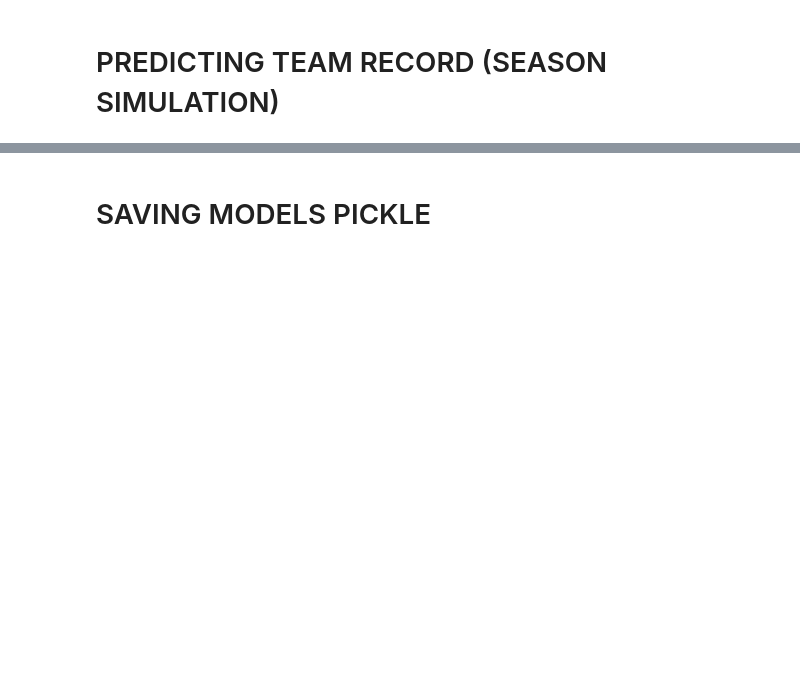
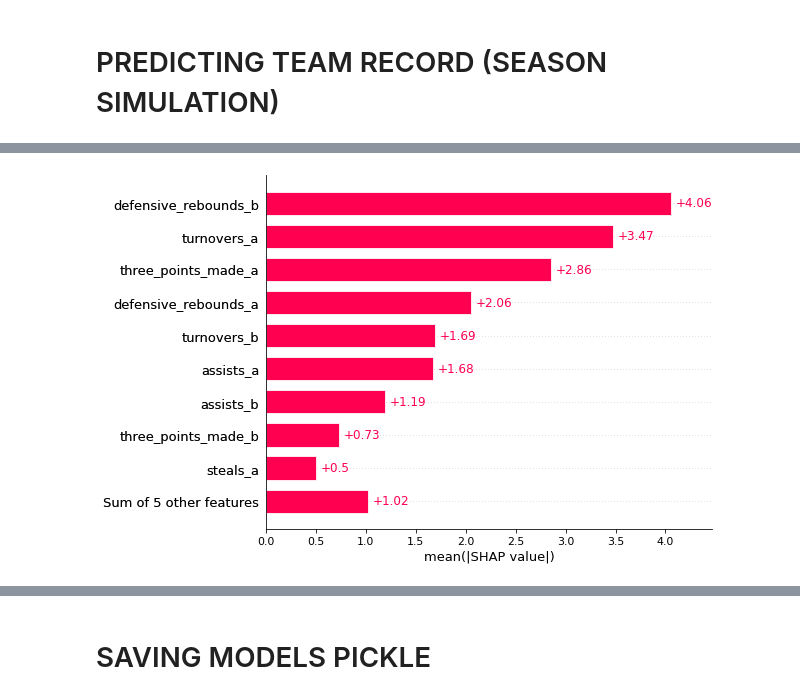
Before and after one commit to raulfu/analitica_visual, a Jupyter notebook: EDA_predictive_models.ipynb, the cells around one changed output, grey strips where cells are left out. Cells and saved outputs as stored; diff of their text form; code cells hidden in the pictures; blank space fills up the shorter version.

```diff
--- a/EDA_predictive_models.ipynb
+++ b/EDA_predictive_models.ipynb
@@ -1386,0 +1415,4 @@ Simulated Season Record for BAS: 26 Wins, 8 Losses
+# %%
+shap.plots.bar(shap_values_points_a)
+# %% [output]
+[figure, added]
```
Also changed, not shown: parts of 14 cells of this notebook, 2 other files.
